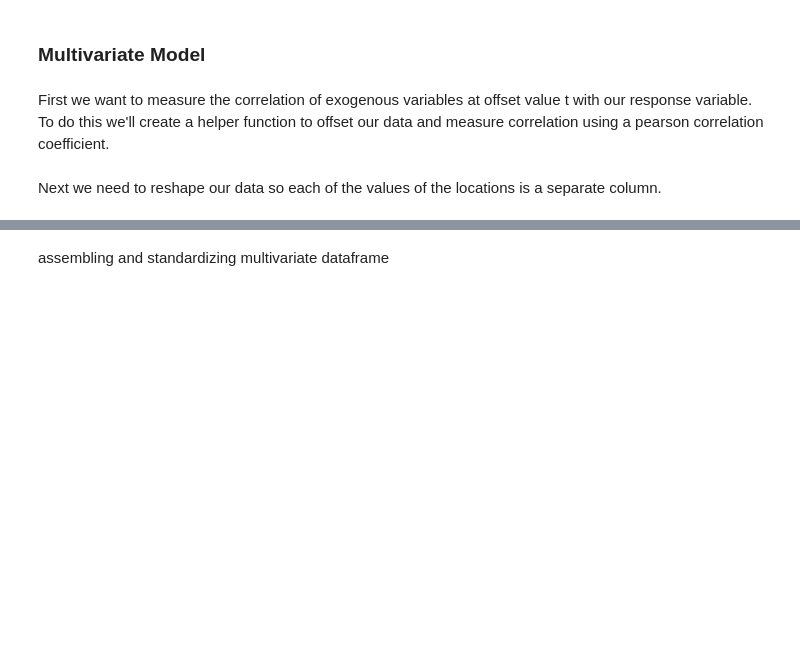
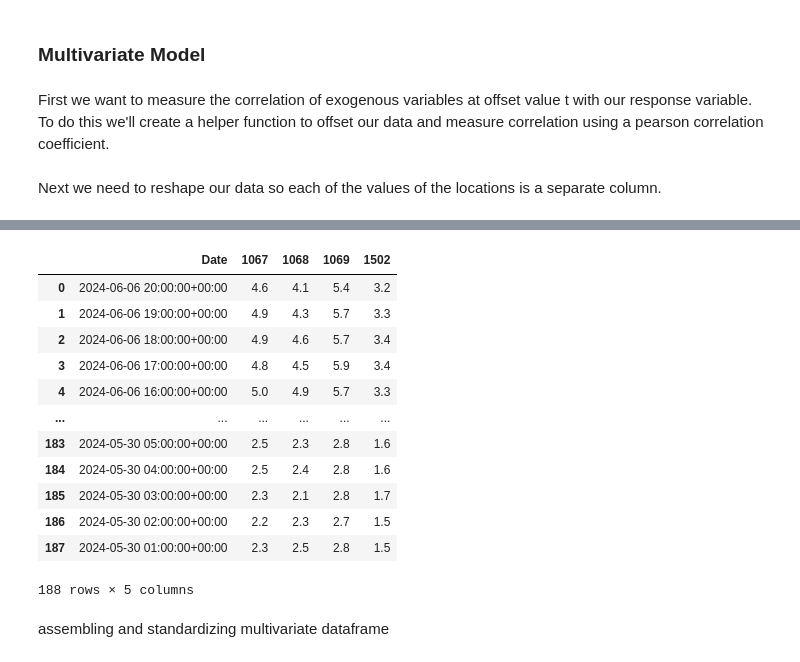
Before and after one commit to pinstripezebra/Air-Polution-Forecasting, a Jupyter notebook: aggregate_analysis.ipynb, the cells around one changed output, grey strips where cells are left out. Saved outputs shown, nothing was run; the diff lists cells and outputs as text; code cells hidden in the pictures; blank space fills up the shorter version.

```diff
--- a/aggregate_analysis.ipynb
+++ b/aggregate_analysis.ipynb
@@ -255,3 +273,19 @@ range(1, 6)
+# %%
+multivariate_df
+# %% [output]
+|  | Date | 1067 | 1068 | 1069 | 1502 |
+| 0 | 2024-06-06 20:00:00+00:00 | 4.6 | 4.1 | 5.4 | 3.2 |
+| 1 | 2024-06-06 19:00:00+00:00 | 4.9 | 4.3 | 5.7 | 3.3 |
+| 2 | 2024-06-06 18:00:00+00:00 | 4.9 | 4.6 | 5.7 | 3.4 |
+| 3 | 2024-06-06 17:00:00+00:00 | 4.8 | 4.5 | 5.9 | 3.4 |
+| 4 | 2024-06-06 16:00:00+00:00 | 5.0 | 4.9 | 5.7 | 3.3 |
+| ... | ... | ... | ... | ... | ... |
+| 183 | 2024-05-30 05:00:00+00:00 | 2.5 | 2.3 | 2.8 | 1.6 |
+| 184 | 2024-05-30 04:00:00+00:00 | 2.5 | 2.4 | 2.8 | 1.6 |
+| 185 | 2024-05-30 03:00:00+00:00 | 2.3 | 2.1 | 2.8 | 1.7 |
+| 186 | 2024-05-30 02:00:00+00:00 | 2.2 | 2.3 | 2.7 | 1.5 |
+| 187 | 2024-05-30 01:00:00+00:00 | 2.3 | 2.5 | 2.8 | 1.5 |
+188 rows × 5 columns
 # %% [markdown]
 assembling and standardizing multivariate dataframe
 # %%
```
Also changed, not shown: parts of 8 cells of this notebook, 2 other files.
